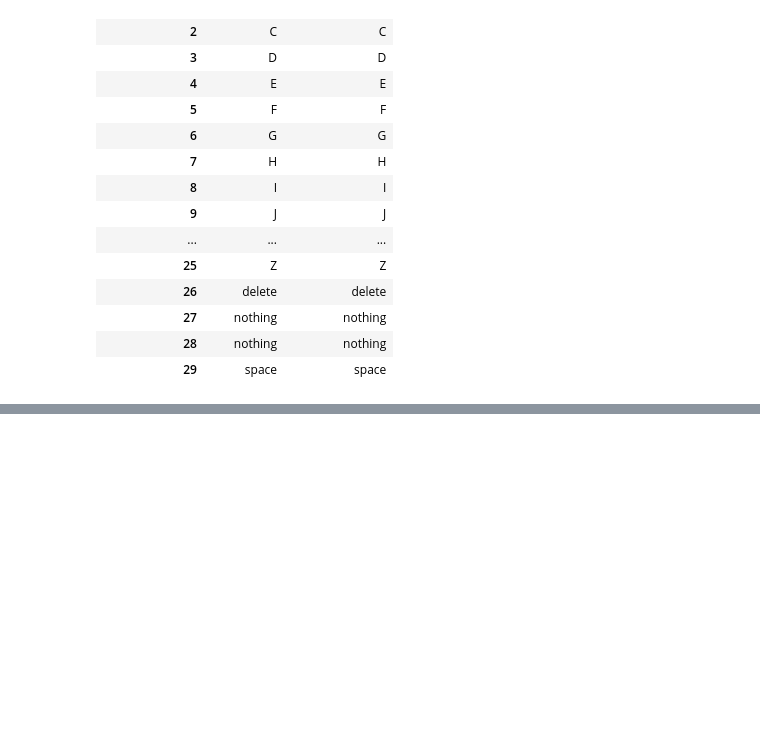
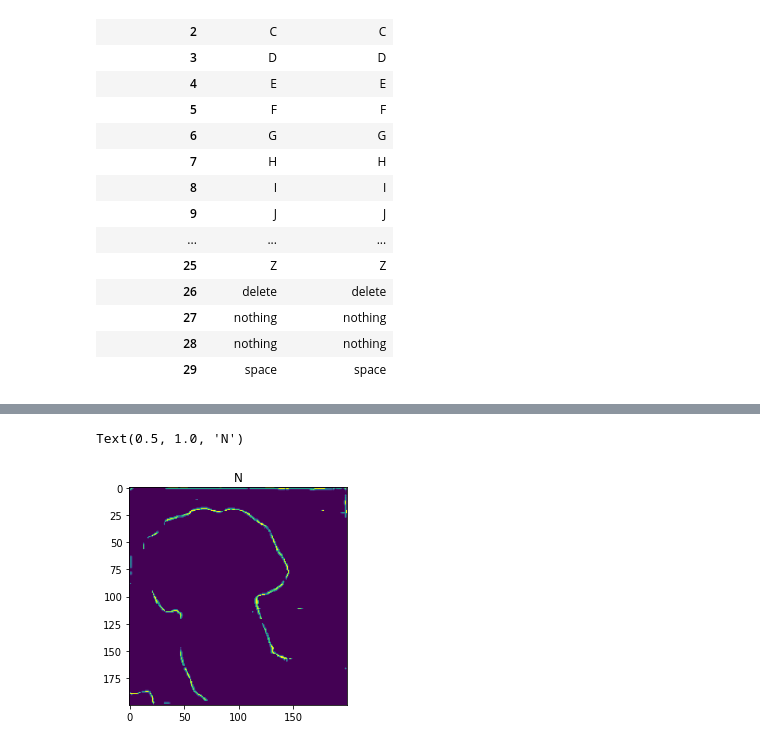
Before and after one commit to sam-thurman/asl_alphabet_image_classification, a Jupyter notebook: notebooks/final/Final_notebook.ipynb, the cells around one changed output, grey strips where cells are left out. Drawn from its saved outputs; the diff is of its cells as text; code cells hidden in the pictures; blank space fills up the shorter version.

```diff
--- a/notebooks/final/Final_notebook.ipynb
+++ b/notebooks/final/Final_notebook.ipynb
@@ -109,0 +111,6 @@ results
+# %%
+plt.imshow(array_to_img(validation_generator[0][0][13]))
+plt.title('N')
+# %% [output]
+Text(0.5, 1.0, 'N')
+[figure, added]
```
Also changed, not shown: parts of 7 cells of this notebook.
